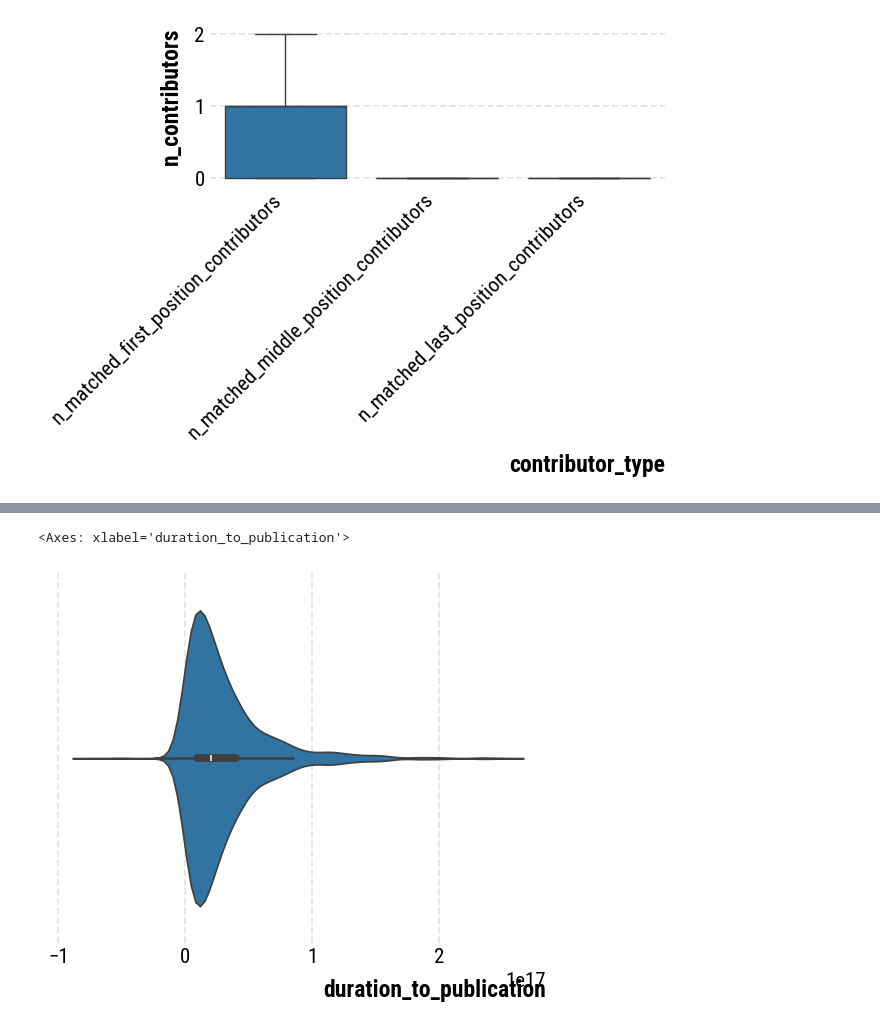
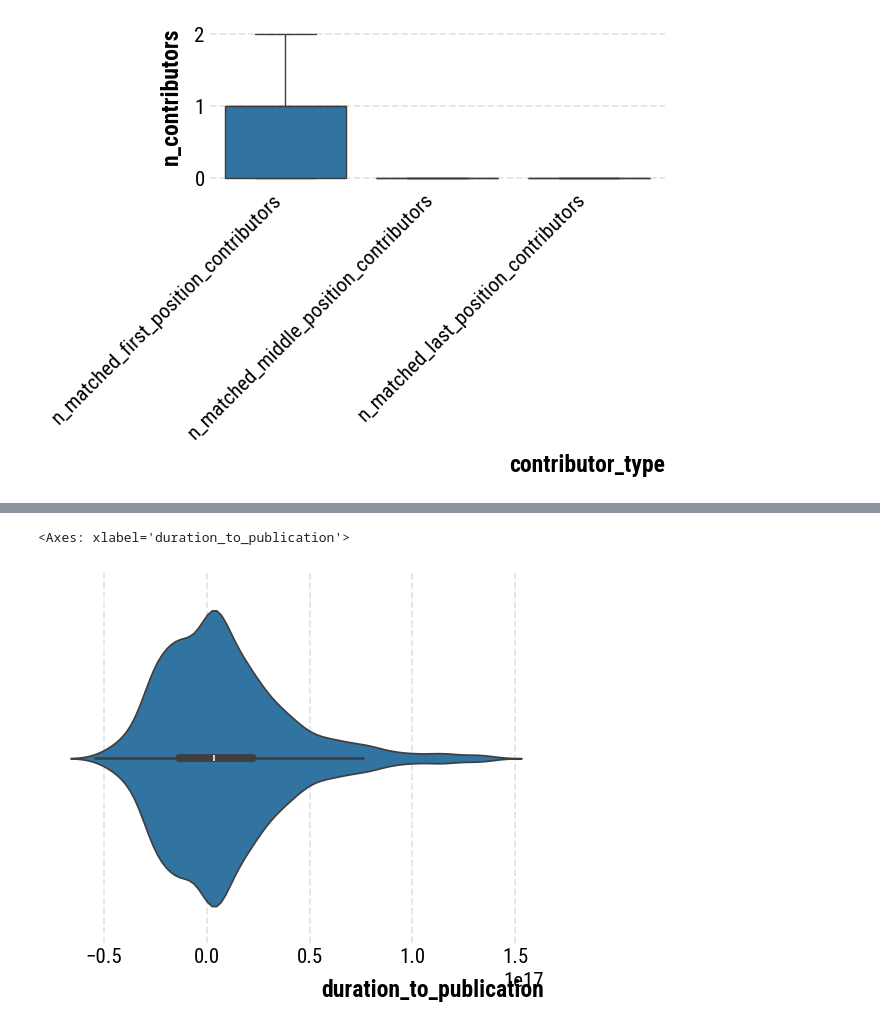
Before and after one commit to evamaxfield/rs-graph, a Jupyter notebook: eda.ipynb, the cells around one changed output, grey strips where cells are left out. Drawn from its saved outputs; the diff is of its cells as text; code cells hidden in the pictures.

```diff
--- a/eda.ipynb
+++ b/eda.ipynb
@@ -77,16 +77,19 @@ with Session(engine) as session:
         }
 
         # Get the primary field (field with highest "score" attribute in document topic)
-        primary_document_topic_stmt = select(db_models.DocumentTopic).where(
-            db_models.DocumentTopic.document_id == document.id
-        ).order_by(db_models.DocumentTopic.score.desc()).limit(1)
-        primary_document_topic = session.exec(primary_document_topic_stmt).first()
+        try:
+            primary_document_topic_stmt = select(db_models.DocumentTopic).where(
+                db_models.DocumentTopic.document_id == document.id
+            ).order_by(db_models.DocumentTopic.score.desc()).limit(1)
+            primary_document_topic = session.exec(primary_document_topic_stmt).first()
 
-        # Resolve to field name by querying for document
-        primary_topic_stmt = select(db_models.Topic).where(
-            db_models.Topic.id == primary_document_topic.topic_id
-        )
-        primary_topic = session.exec(primary_topic_stmt).first()
+            # Resolve to field name by querying for document
+            primary_topic_stmt = select(db_models.Topic).where(
+                db_models.Topic.id == primary_document_topic.topic_id
+            )
+            primary_topic = session.exec(primary_topic_stmt).first()
+        except:
+            continue
 
         # Append to data
         data.append(
@@ -311,7 +314,15 @@ data.sample(3)
 3 rows × 28 columns
 # %%
 # Distribution of duration_to_publication
-sns.violinplot(data=data, x="duration_to_publication")
+# Removing top 1% and bottom 1% of data
+sns.violinplot(data=data.loc[
+    data["duration_to_publication"].between(
+            data["duration_to_publication"].quantile(0.01),
+            data["duration_to_publication"].quantile(0.99),
+        )
+    ],
+    x="duration_to_publication",
+)
 # %% [output]
 <Axes: xlabel='duration_to_publication'>
-[figure, old version]
+[figure, new version]
```
Also changed, not shown: parts of 20 cells of this notebook, 11 other files.
